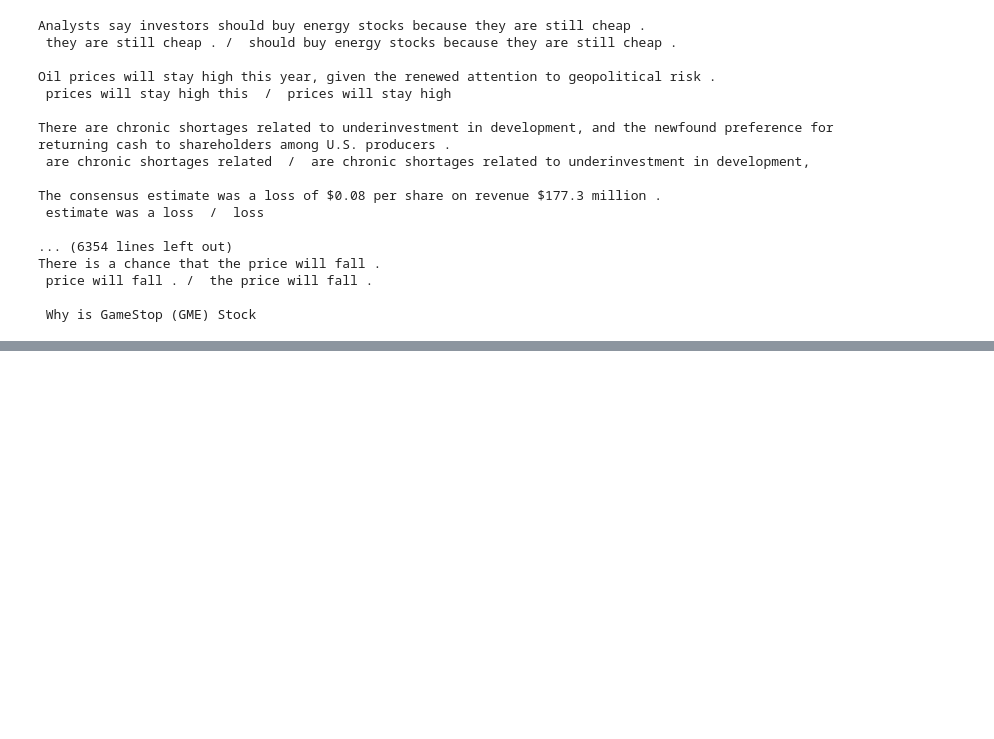
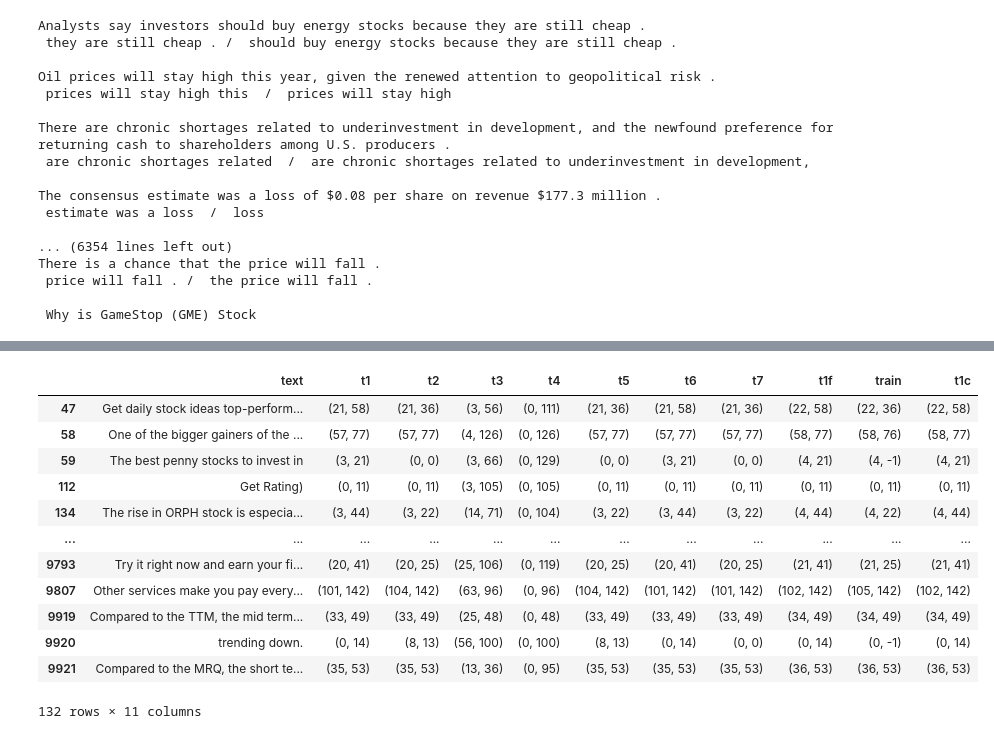
Before and after one commit to evalkaz/hackathon2022, a Jupyter notebook: notebooks/T2 - submission comparison.ipynb, the cells around one changed output, grey strips where cells are left out. Drawn from its saved outputs; the diff is of its cells as text; code cells hidden in the pictures; blank space fills up the shorter version.

```diff
--- a/notebooks/T2 - submission comparison.ipynb
+++ b/notebooks/T2 - submission comparison.ipynb
@@ -171,0 +266,5 @@ There is a chance that the price will fall .
+# %%
+t1c_s, t1c_e = zip(*t1.apply(lambda r: clean_up(df.iloc[r.id]["text"], (r.start, r.end)), axis=1))
+# %%
+t1["start"] = t1c_s
+t1["end"] = t1c_e
@@ -171,0 +273,20 @@ There is a chance that the price will fall .
+# %%
+df["t1c"] = t1.apply(lambda r: (r.start, r.end), axis=1)
+# %%
+df["train"] = df.text.apply(lambda x: (txtmap.loc[x]["start_char_pos"], txtmap.loc[x]["end_char_pos"]) if x in txtmap.index else None)
+# %%
+df[~df.train.isnull()]
+# %% [output]
+|  | text | t1 | t2 | t3 | t4 | t5 | t6 | t7 | t1f | train | t1c |
+| 47 | Get daily stock ideas top-perform... | (21, 58) | (21, 36) | (3, 56) | (0, 111) | (21, 36) | (21, 58) | (21, 36) | (22, 58) | (22, 36) | (22, 58) |
+| 58 | One of the bigger gainers of the ... | (57, 77) | (57, 77) | (4, 126) | (0, 126) | (57, 77) | (57, 77) | (57, 77) | (58, 77) | (58, 76) | (58, 77) |
+| 59 | The best penny stocks to invest in | (3, 21) | (0, 0) | (3, 66) | (0, 129) | (0, 0) | (3, 21) | (0, 0) | (4, 21) | (4, -1) | (4, 21) |
+| 112 | Get Rating) | (0, 11) | (0, 11) | (3, 105) | (0, 105) | (0, 11) | (0, 11) | (0, 11) | (0, 11) | (0, 11) | (0, 11) |
+| 134 | The rise in ORPH stock is especia... | (3, 44) | (3, 22) | (14, 71) | (0, 104) | (3, 22) | (3, 44) | (3, 22) | (4, 44) | (4, 22) | (4, 44) |
+| ... | ... | ... | ... | ... | ... | ... | ... | ... | ... | ... | ... |
+| 9793 | Try it right now and earn your fi... | (20, 41) | (20, 25) | (25, 106) | (0, 119) | (20, 25) | (20, 41) | (20, 25) | (21, 41) | (21, 25) | (21, 41) |
+| 9807 | Other services make you pay every... | (101, 142) | (104, 142) | (63, 96) | (0, 96) | (104, 142) | (101, 142) | (101, 142) | (102, 142) | (105, 142) | (102, 142) |
+| 9919 | Compared to the TTM, the mid term... | (33, 49) | (33, 49) | (25, 48) | (0, 48) | (33, 49) | (33, 49) | (33, 49) | (34, 49) | (34, 49) | (34, 49) |
+| 9920 | trending down. | (0, 14) | (8, 13) | (56, 100) | (0, 100) | (8, 13) | (0, 14) | (0, 0) | (0, 14) | (0, -1) | (0, 14) |
+| 9921 | Compared to the MRQ, the short te... | (35, 53) | (35, 53) | (13, 36) | (0, 95) | (35, 53) | (35, 53) | (35, 53) | (36, 53) | (36, 53) | (36, 53) |
+132 rows × 11 columns
```
Also changed, not shown: parts of 28 cells of this notebook, 10 other files.
